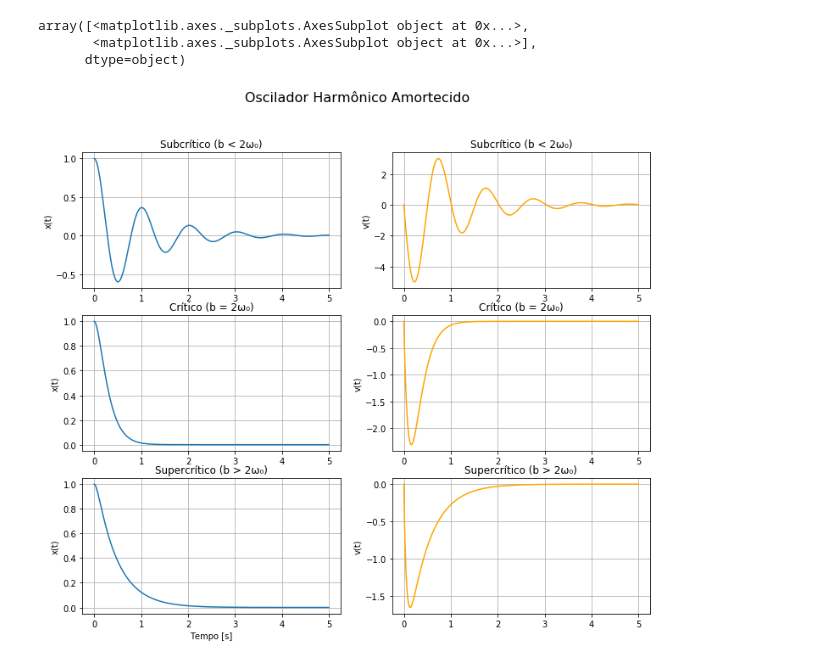
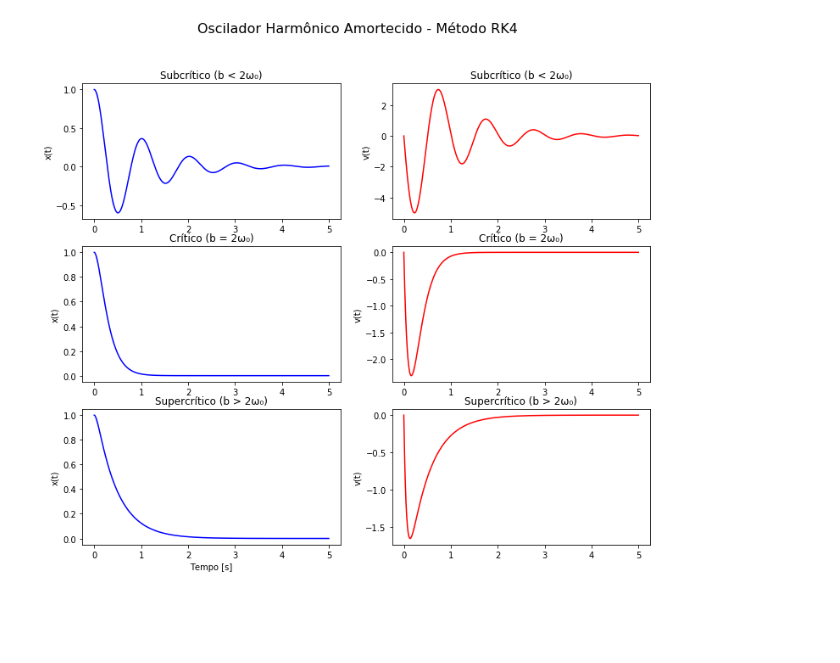
Before and after one commit to FelipeOliveiraFerreira/FIS-COMP, a Jupyter notebook: Tarefa-5/T5-Oscilador harmônico.ipynb, the cells around one changed output. Saved outputs shown, nothing was run; the diff lists cells and outputs as text; code cells hidden in the pictures; blank space fills up the shorter version.

```diff
--- a/Tarefa-5/T5-Oscilador harmônico.ipynb
+++ b/Tarefa-5/T5-Oscilador harmônico.ipynb
@@ -87,6 +93,26 @@ plt.show()
 # %%
+"""
+Simulação de diferentes regimes de amortecimento em um oscilador harmônico usando o solucionador de EDOs `solve_ivp`.
 
-# Frequência natural (rad/s)
+Este script analisa o comportamento de um oscilador harmônico amortecido nos três regimes clássicos:
+    - Subcrítico (b < 2ω₀)
+    - Crítico (b = 2ω₀)
+    - Supercrítico (b > 2ω₀)
+
+O sistema físico é modelado pela equação diferencial:
+    x'' + b x' + ω₀² x = 0
+
+que é convertida em um sistema de equações de primeira ordem e resolvida numericamente com o método `RK45` via `scipy.integrate.solve_ivp`.
+
+Componentes principais:
+- Definição do sistema de EDOs na função `sistema`.
+- Configuração dos parâmetros físicos e condições iniciais.
+- Simulação para diferentes valores do coeficiente de amortecimento `b`.
+- Visualização da posição x(t) e velocidade v(t) para cada regime em subplots organizados.
+
+"""
+
+
 omega0 = 2 * np.pi
 
 # Tempo de simulação
@@ -104,40 +130,39 @@ def sistema(t, y, omega0, b):
     dxdt = v
     dvdt = -omega0**2 * x - b * v
     return [dxdt, dvdt]
 
 # Amortecimentos: subcrítico, crítico, supercrítico
 regimes = {
     'Subcrítico (b < 2ω₀)': 2.0,
     'Crítico (b = 2ω₀)': 2 * omega0,
     'Supercrítico (b > 2ω₀)': 20.0
 }
 
-# Plots
+
 fig, axs = plt.subplots(3, 2, figsize=(12, 10))
-fig.suptitle("Oscilador Harmônico Amortecido", fontsize=16)
+fig.suptitle("Oscilador Harmônico Amortecido - Método RK4", fontsize=16)
 
 for i, (regime, b) in enumerate(regimes.items()):
     sol = solve_ivp(sistema, [0, T_max], y0, args=(omega0, b), t_eval=t_eval, method='RK45')
 
     t = sol.t
     x = sol.y[0]
     v = sol.y[1]
 
-    axs[i][0].plot(t, x, label='x(t)')
-    axs[i][1].plot(t, v, label='v(t)', color='orange')
+    axs[i][0].plot(t, x, label=r'$x(t)$',color='blue')
+    axs[i][1].plot(t, v, label=r'$v(t)$', color='red')
 
     axs[i][0].set_ylabel('x(t)')
     axs[i][1].set_ylabel('v(t)')
     axs[i][0].set_title(regime)
     axs[i][1].set_title(regime)
-    axs[i][0].grid(True)
-    axs[i][1].grid(True)
+    axs[i][0].grid(False)
+    axs[i][1].grid(False)
 
 # Eixos X
 axs[2][0].set_xlabel('Tempo [s]')
 axs[2]
+
+plt.show()
 # %% [output]
-array([<matplotlib.axes._subplots.AxesSubplot object at 0x...>,
-       <matplotlib.axes._subplots.AxesSubplot object at 0x...>],
-      dtype=object)
-[figure, old version]
+[figure, new version]
```
Also changed, not shown: parts of 6 cells of this notebook.
